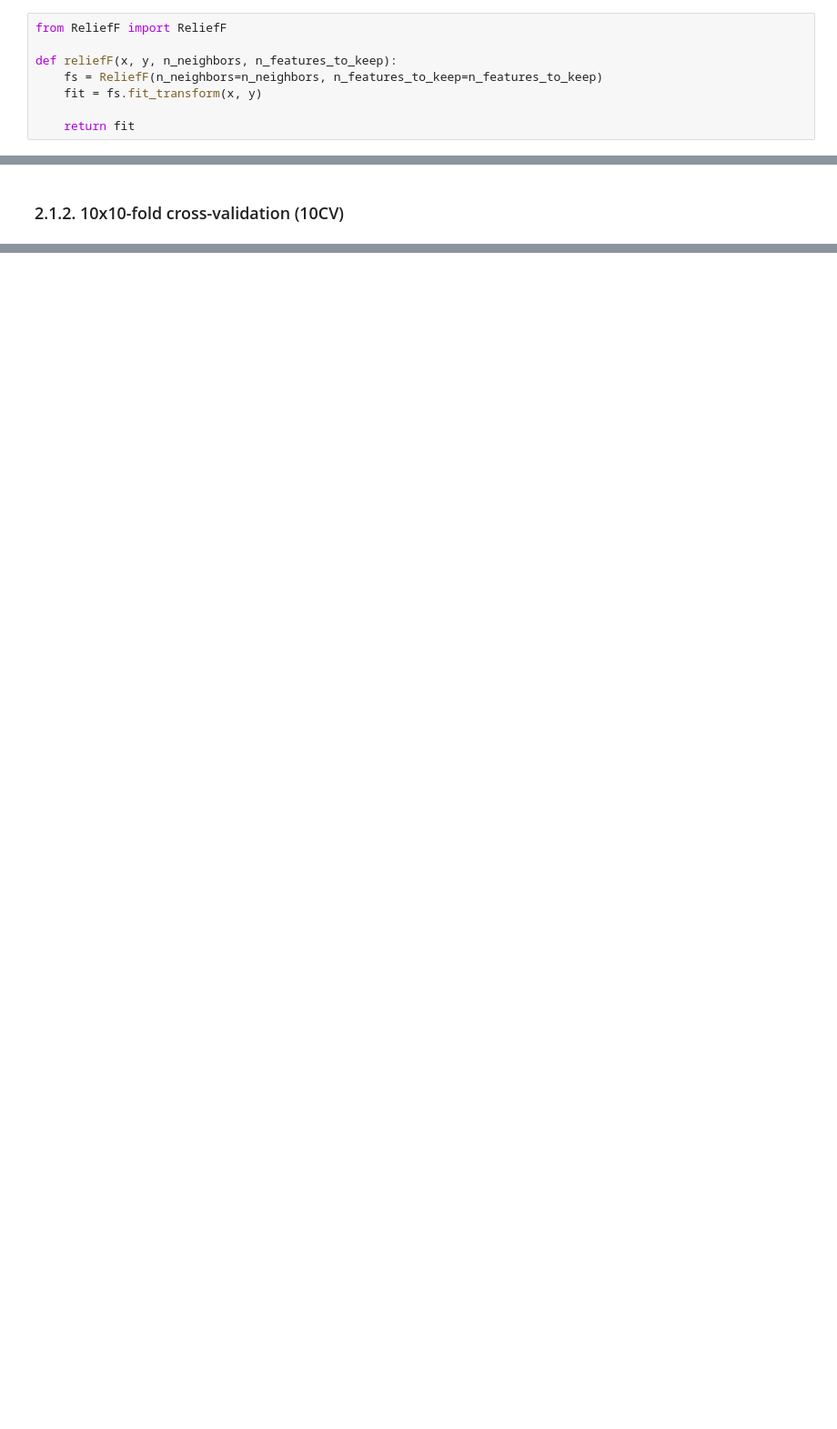
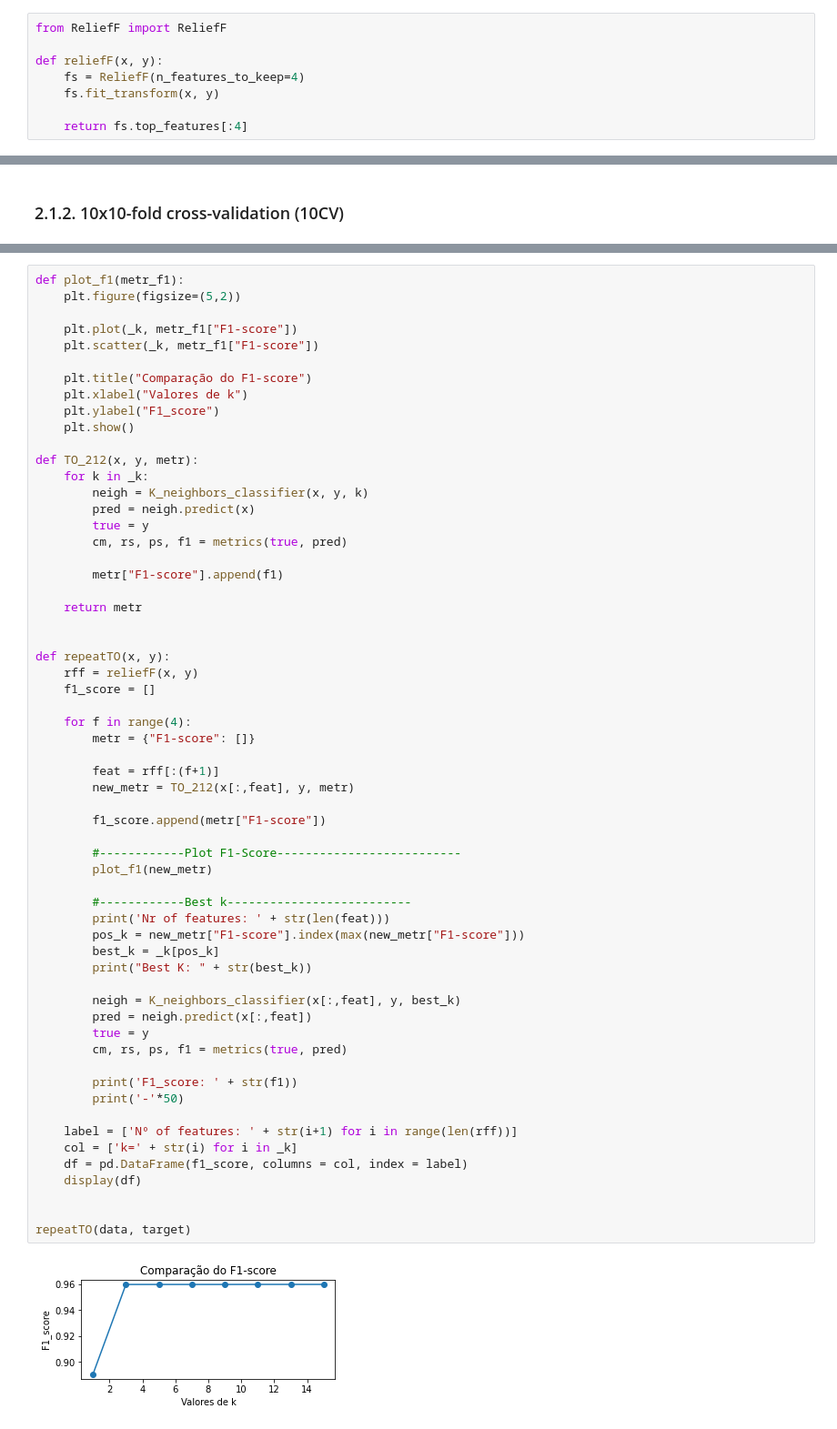
Before and after one commit to patii01/TCD-TP, a Jupyter notebook: Part_B/code/mainActivity.ipynb, the cells around one changed output, grey strips where cells are left out. Shown at 91% size. Cells and saved outputs as stored; diff of their text form; blank space fills up the shorter version.

```diff
--- a/Part_B/code/mainActivity.ipynb
+++ b/Part_B/code/mainActivity.ipynb
@@ -21,11 +21,11 @@ import pandas as pd
 # %%
 from ReliefF import ReliefF
 
-def reliefF(x, y, n_neighbors, n_features_to_keep):
-    fs = ReliefF(n_neighbors=n_neighbors, n_features_to_keep=n_features_to_keep)
-    fit = fs.fit_transform(x, y)
+def reliefF(x, y):
+    fs = ReliefF(n_features_to_keep=4)
+    fs.fit_transform(x, y)
 
-    return fit
+    return fs.top_features[:4]
 # %% [markdown]
 ## Parte B
 # %% [markdown]
@@ -562,0 +583,62 @@ Confusion Matrix
+# %%
+def plot_f1(metr_f1):
+    plt.figure(figsize=(5,2))
+
+    plt.plot(_k, metr_f1["F1-score"])
+    plt.scatter(_k, metr_f1["F1-score"])
+
+    plt.title("Comparação do F1-score")
+    plt.xlabel("Valores de k")
+    plt.ylabel("F1_score")
+    plt.show()
+
+def TO_212(x, y, metr):
+    for k in _k:
+        neigh = K_neighbors_classifier(x, y, k)
+        pred = neigh.predict(x)
+        true = y
+        cm, rs, ps, f1 = metrics(true, pred)
+
+        metr["F1-score"].append(f1)
+
+    return metr
+
+
+def repeatTO(x, y):
+    rff = reliefF(x, y)
+    f1_score = []
+
+    for f in range(4):
+        metr = {"F1-score": []}
+
+        feat = rff[:(f+1)]
+        new_metr = TO_212(x[:,feat], y, metr)
+
+        f1_score.append(metr["F1-score"])
+
+        #------------Plot F1-Score--------------------------
+        plot_f1(new_metr)
+
+        #------------Best k--------------------------
+        print('Nr of features: ' + str(len(feat)))
+        pos_k = new_metr["F1-score"].index(max(new_metr["F1-score"]))
+        best_k = _k[pos_k]
+        print("Best K: " + str(best_k))
+
+        neigh = K_neighbors_classifier(x[:,feat], y, best_k)
+        pred = neigh.predict(x[:,feat])
+        true = y
+        cm, rs, ps, f1 = metrics(true, pred)
+
+        print('F1_score: ' + str(f1))
+        print('-'*50)
+
+    label = ['Nº of features: ' + str(i+1) for i in range(len(rff))]
+    col = ['k=' + str(i) for i in _k]
+    df = pd.DataFrame(f1_score, columns = col, index = label)
+    display(df)
+
+
+repeatTO(data, target)
+# %% [output]
+[figure, added]
```
Also changed, not shown: parts of 10 cells of this notebook.
